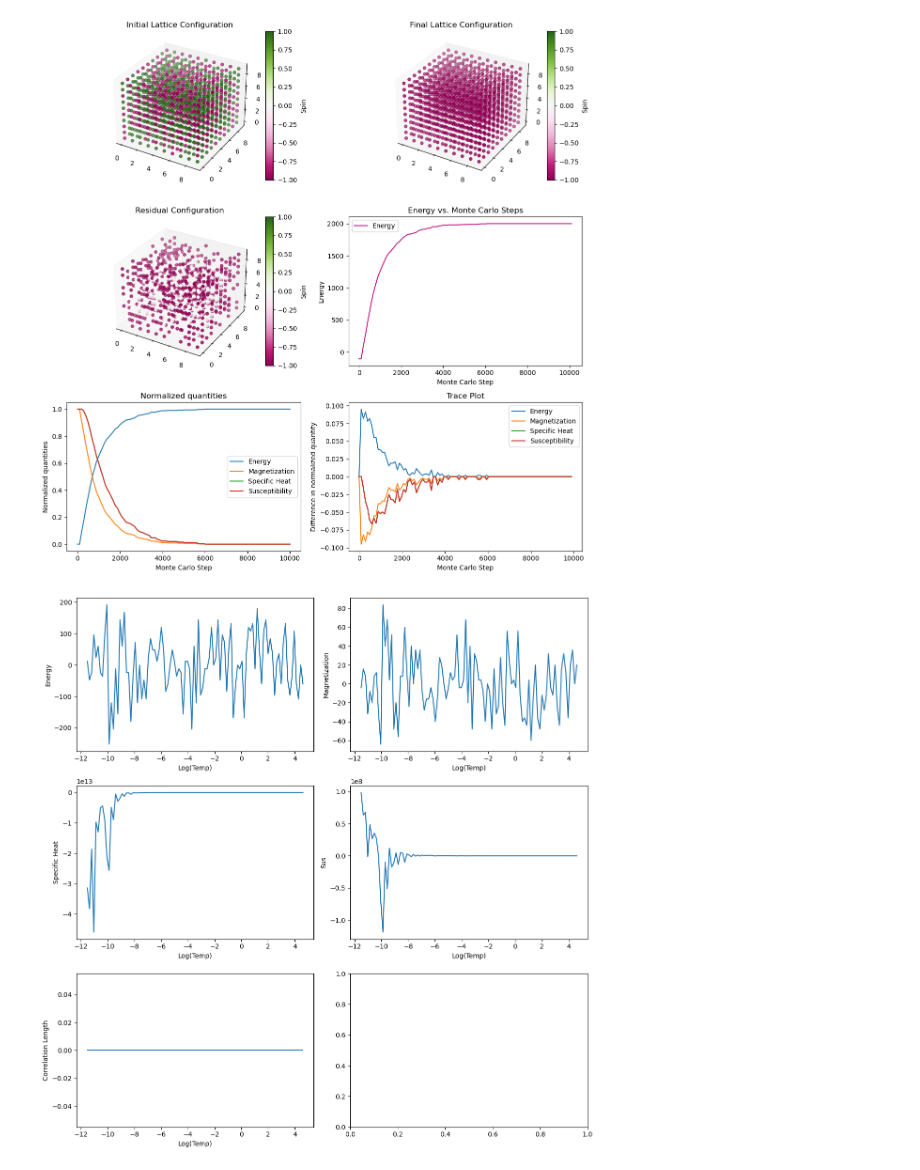
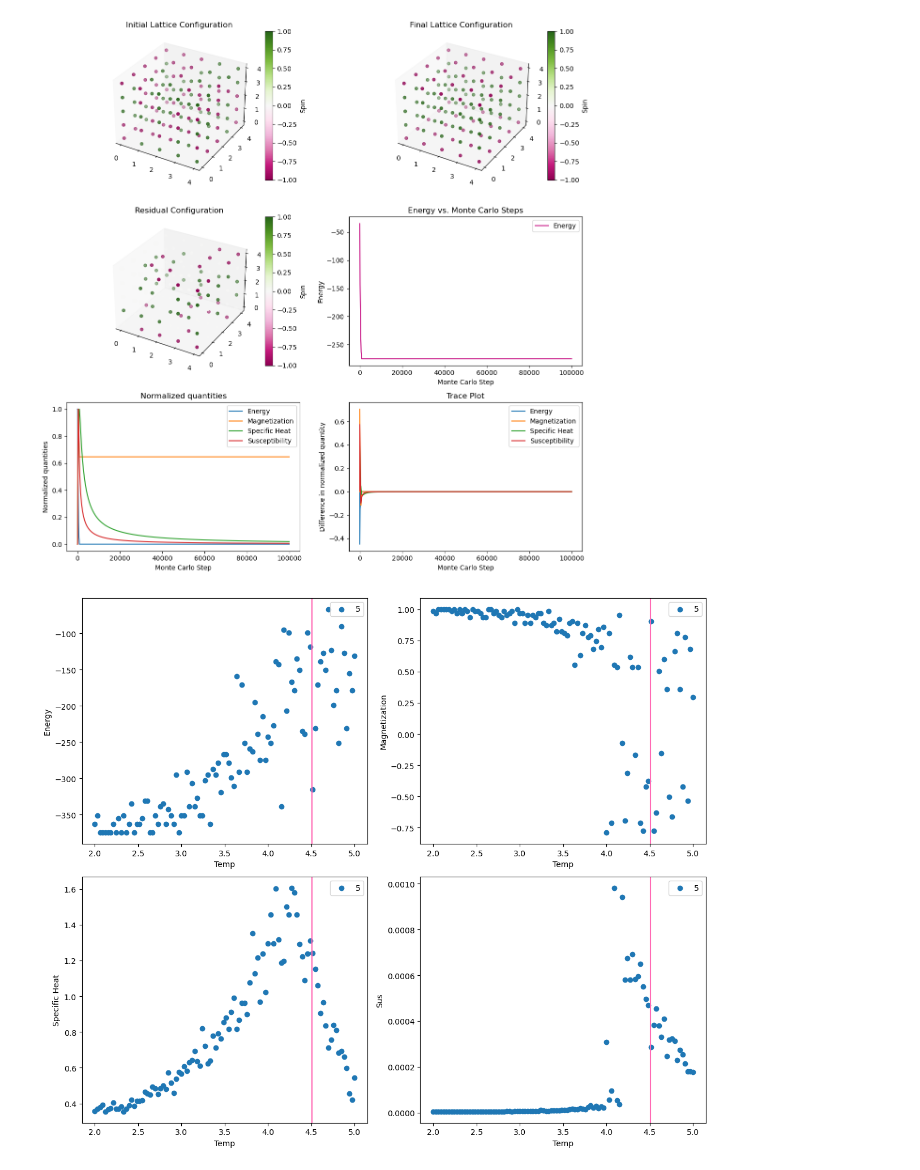
Before and after one commit to PHYS-5201-Final/IsingModel, a Jupyter notebook: 3DIsing.ipynb, the cells around one changed output. Drawn from its saved outputs; the diff is of its cells as text; code cells hidden in the pictures.

```diff
--- a/3DIsing.ipynb
+++ b/3DIsing.ipynb
@@ -124,9 +139,10 @@ def difference(array):
 # %%
 T = 10**(-5)
 K = 1
-h = -1
-L = 10
-steps = 10000 #10000
+h = 0
+L = 5
+steps = 100000
+
 spins_initial = initial_spins(L)
 copy_of_spins_initial = spins_initial.copy()
 final_spins, quantities = monte_carlo(T, K, h, L, steps, spins_initial)
@@ -179,44 +195,49 @@ plt.tight_layout()
 plt.show()
 plt.close()
 # %% [output]
-[figure, old version]
+[figure, new version]
+# %%
+def plot_final_vs_t(temps, final_vals, axs, name, L):
+    axs.scatter(temps, final_vals, label=str(L))
+    axs.axvline(x=4.5108, color='hotpink')
+    axs.set_xlabel("Temp")
+    axs.set_ylabel(name)
+    axs.legend()
+    return axs
 # %%
-aligned_spins = final_spins.copy()
-temps = np.logspace(-5, 2, 100)
+spins_aligned = aligned_spins(L)
+temps = np.linspace(2, 5, 100)
 final_Es = []
 final_Ms = []
 final_Cs = []
 final_chis = []
 final_xis = []
 
 # turn off external magnetic field
+K = 1
 h = 0
+L = 5
+steps = 100000
 
 for T in tqdm(temps):
-    initial_spins = aligned_spins.copy()
-    _, quantities = monte_carlo(T, K, h, L, steps, initial_spins)
+    aligned_spins_initial = spins_aligned.copy()
+    _, quantities = monte_carlo(T, K, h, L, steps, aligned_spins_initial)
     final_Es.append(quantities[0][-1])
     final_Ms.append(quantities[1][-1])
     final_Cs.append(quantities[2][-1])
     final_chis.append(quantities[3][-1])
     final_xis.append(quantities[4][-1])
 
-def plot_final_vs_t(temps, final_vals, axs, name):
-    axs.plot(np.log(temps), final_vals, label=name)
-    axs.set_xlabel("Log(Temp)")
-    axs.set_ylabel(name)
-    return axs
+fig, ax = plt.subplots(2, 2, figsize=(12, 10))
 
-fig, ax = plt.subplots(3, 2, figsize=(12, 12))
-
-ax[0, 0] = plot_final_vs_t(temps, final_Es, ax[0, 0], "Energy")
-ax[0, 1] = plot_final_vs_t(temps, final_Ms, ax[0, 1], "Magnetization")
-ax[1, 0] = plot_final_vs_t(temps, final_Cs, ax[1, 0], "Specific Heat")
-ax[1, 1] = plot_final_vs_t(temps, final_chis, ax[1, 1], "Sus")
-ax[2, 0] = plot_final_vs_t(temps, final_xis, ax[2, 0], "Correlation Length")
+ax[0, 0] = plot_final_vs_t(temps, final_Es, ax[0, 0], "Energy", L)
+ax[0, 1] = plot_final_vs_t(temps, final_Ms, ax[0, 1], "Magnetization", L)
+ax[1, 0] = plot_final_vs_t(temps, final_Cs, ax[1, 0], "Specific Heat", L)
+ax[1, 1] = plot_final_vs_t(temps, final_chis, ax[1, 1], "Sus", L)
+# ax[2, 0] = plot_final_vs_t(temps, final_xis, ax[2, 0], "Correlation Length")
 
 plt.tight_layout()
 plt.show()
 plt.close()
 # %% [output]
-[figure, old version]
+[figure, new version]
```
Also changed, not shown: parts of 5 cells of this notebook.
